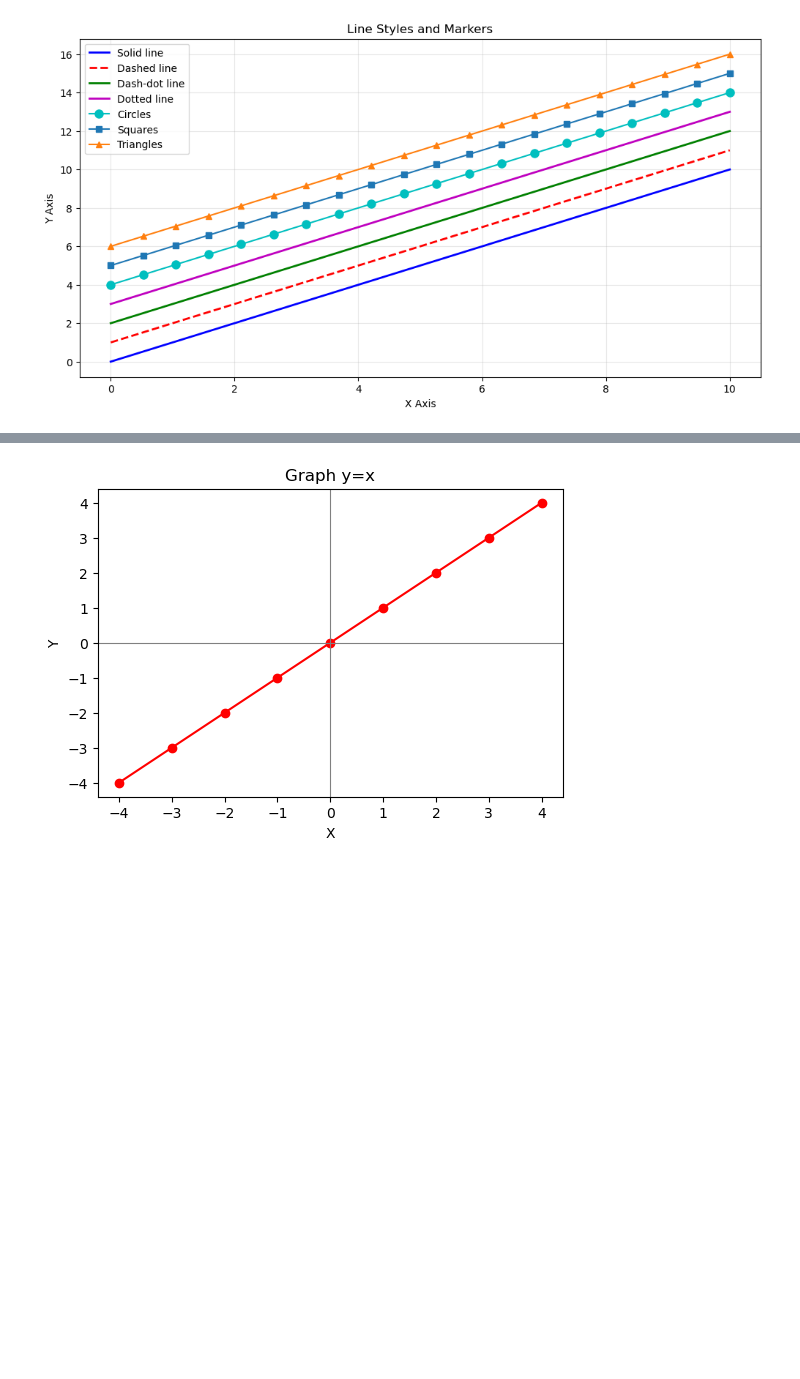
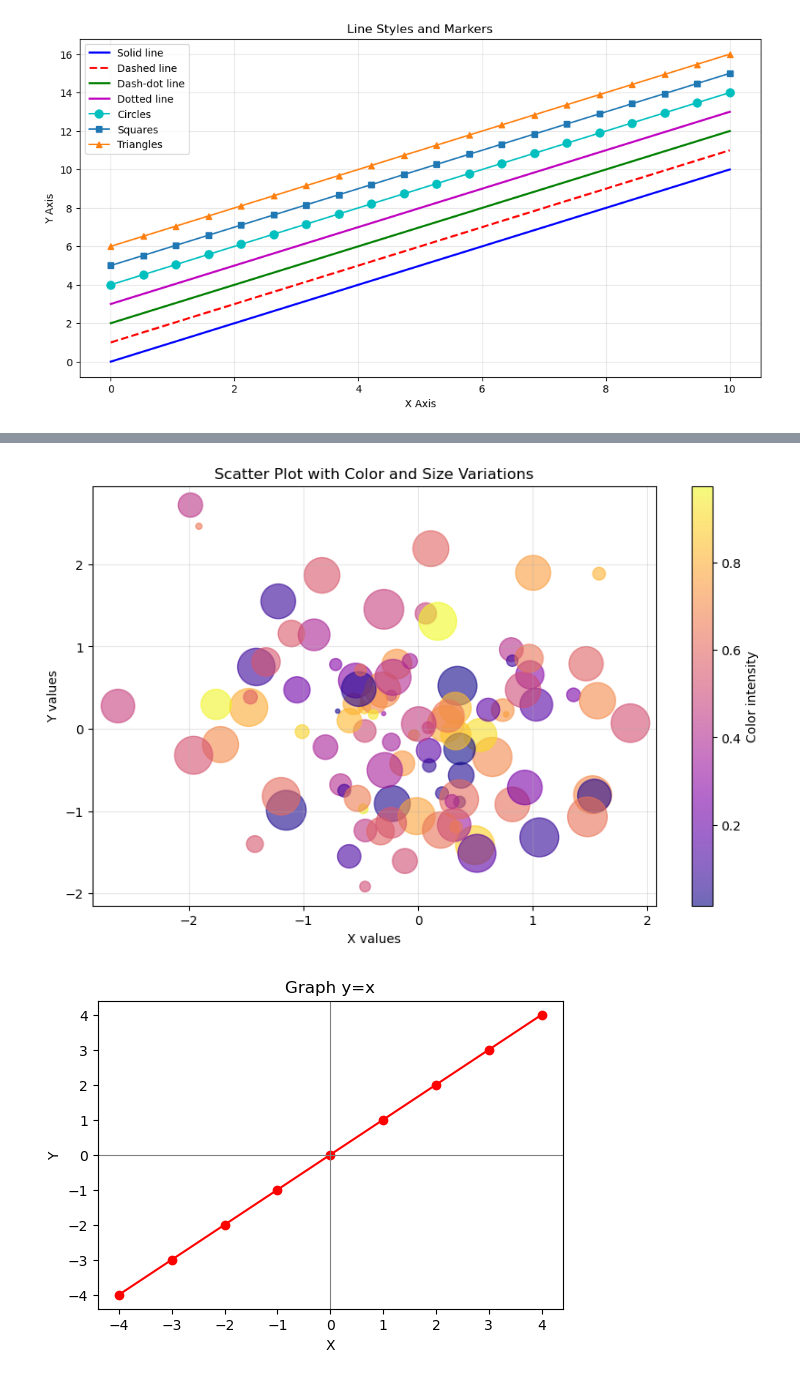
Before and after one commit to BoostanAlireza/Matplotlib-Practice, a Jupyter notebook: 2.ipynb, the cells around one changed output, grey strips where cells are left out. Drawn from its saved outputs; the diff is of its cells as text; code cells hidden in the pictures; blank space fills up the shorter version.

```diff
--- a/2.ipynb
+++ b/2.ipynb
@@ -37,3 +51,23 @@ plt.show()
+# %%
+from cProfile import label
+
+
+np.random.seed(42)
+x = np.random.randn(100)
+y = np.random.randn(100)
+colors = np.random.rand(100) # Random colors
+sizes = 1000 * np.random.rand(100) # Random sizes
+
+plt.figure(figsize=(10, 6))
+plt.scatter(x, y, c=colors, s=sizes, alpha=0.6, cmap='plasma') # Popular colormaps: 'viridis', 'plasma', 'coolwarm', 'RdYlBu', 'Set1'
+plt.colorbar(label="Color intensity") # Add colorbar
+plt.xlabel("X values")
+plt.ylabel("Y values")
+plt.title("Scatter Plot with Color and Size Variations")
+plt.grid(True, alpha=0.3)
+plt.show()
+# %% [output]
+[figure, added]
 # %%
 x = list(range(-4, 5))
 y = x
```
Also changed, not shown: parts of 2 cells of this notebook.
